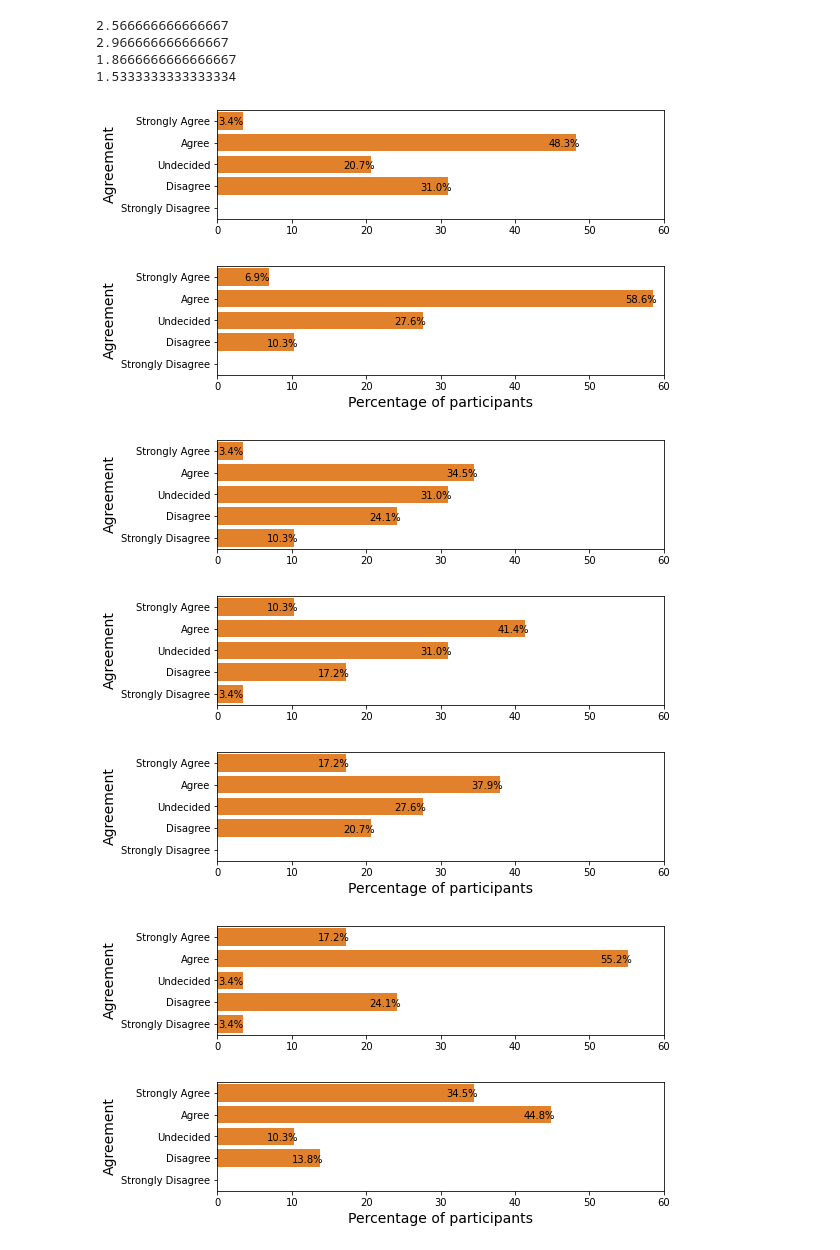
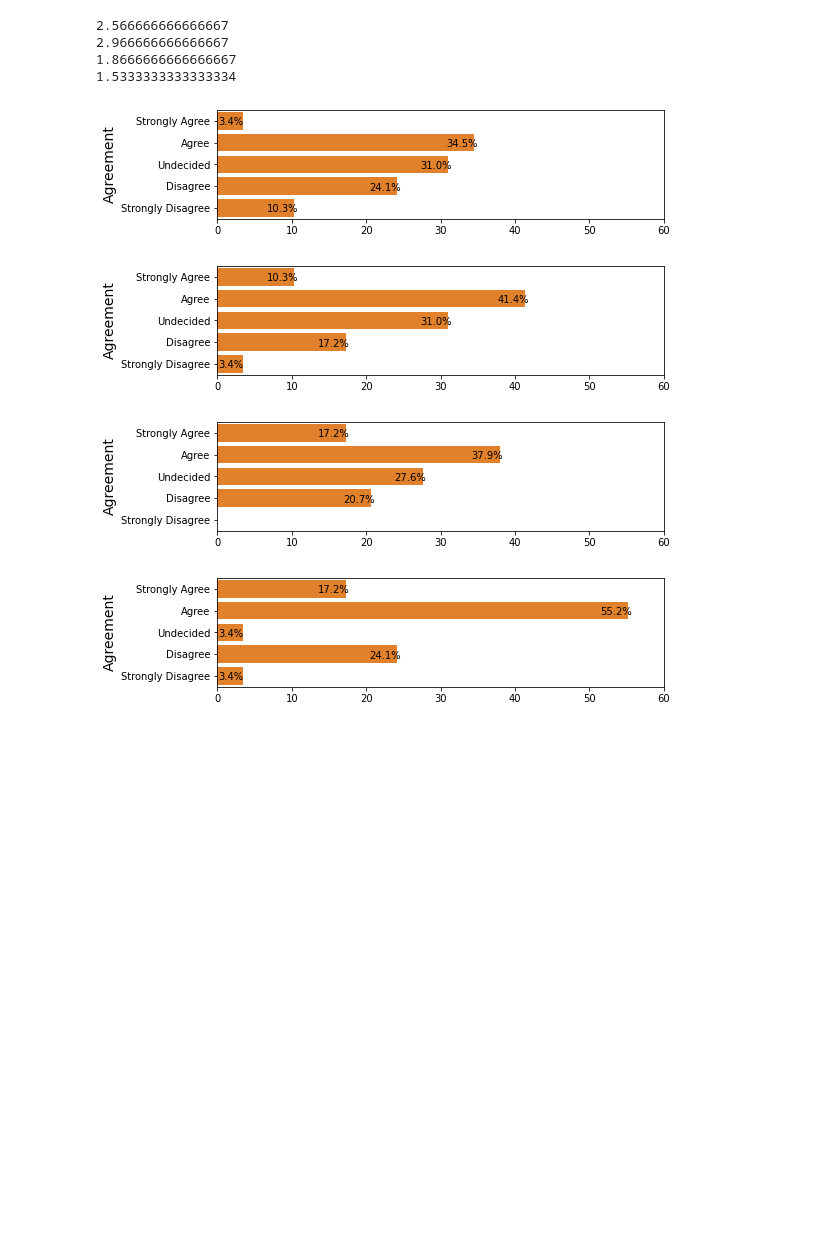
Before and after one commit to hampu5/ml-classify, a Jupyter notebook: ml_classify/survey-book.ipynb, the cells around one changed output. Saved outputs shown, nothing was run; the diff lists cells and outputs as text; code cells hidden in the pictures; blank space fills up the shorter version.

```diff
--- a/ml_classify/survey-book.ipynb
+++ b/ml_classify/survey-book.ipynb
@@ -145,45 +137,42 @@ print(df["txt_fig_rd"].mean())
 # survey_bar_count("emp_tw", True)
 
 # display(df.loc[(df["enh_und"] == 0), "expt_area"])
 # display(df.loc[(df["enh_und"] == 1), "expt_area"])
 
 # display(df.loc[(df["fig_txt_tu"] == 2), "expt_area"])
 # display(df.loc[(df["fig_txt_tu"] == 3), "expt_area"])
 # display(df.loc[(df["fig_txt_tu"] == 4), "expt_area"])
 
 # print("------------------")
 # display(df.loc[(df["enh_und"] == 0), "expt_area"])
 # display(df.loc[(df["enh_und"] == 1), "expt_area"])
 
 # display(df.loc[(df["fig_txt_rd"] == 2), "expt_area"])
 # display(df.loc[(df["fig_txt_rd"] == 3), "expt_area"])
 # display(df.loc[(df["fig_txt_rd"] == 4), "expt_area"])
 
 # display(df.loc[(df["txt_tw"] == 3) | (df["txt_tw"] == 4), "expt_area"])
 # display(df.loc[(df["txt_tw"] == 2), "expt_area"])
 # display(df.loc[(df["txt_tw"] == 0) | (df["txt_tw"] == 1), "expt_area"])
 
 # display(df.loc[(df["fig_tw"] == 3) | (df["fig_tw"] == 4), "expt_area"])
 # display(df.loc[(df["fig_tw"] == 2), "expt_area"])
 # display(df.loc[(df["fig_tw"] == 0) | (df["fig_tw"] == 1), "expt_area"])
 
-survey_bar_count("gen_tw")
-survey_bar_count("emp_tw", True)
+# survey_bar_count("gen_tw")
+# survey_bar_count("emp_tw", True)
 
 survey_bar_count("tab_tw")
 survey_bar_count("txt_tw")
-survey_bar_count("fig_tw", True)
+survey_bar_count("fig_tw")
+survey_bar_count("fig_txt_tu")
 
-survey_bar_count("fig_txt_tu")
-survey_bar_count("fig_txt_rd", True)
+# survey_bar_count("fig_txt_rd", True)
 # %% [output]
-[figure, old version]
+[figure, new version]
-[figure, old version]
+[figure, new version]
-[figure, old version]
+[figure, new version]
-[figure, old version]
+[figure, new version]
-[figure, removed]
-[figure, removed]
-[figure, removed]
 # %%
 
 
```
Also changed, not shown: parts of 3 cells of this notebook, 10 other files.
